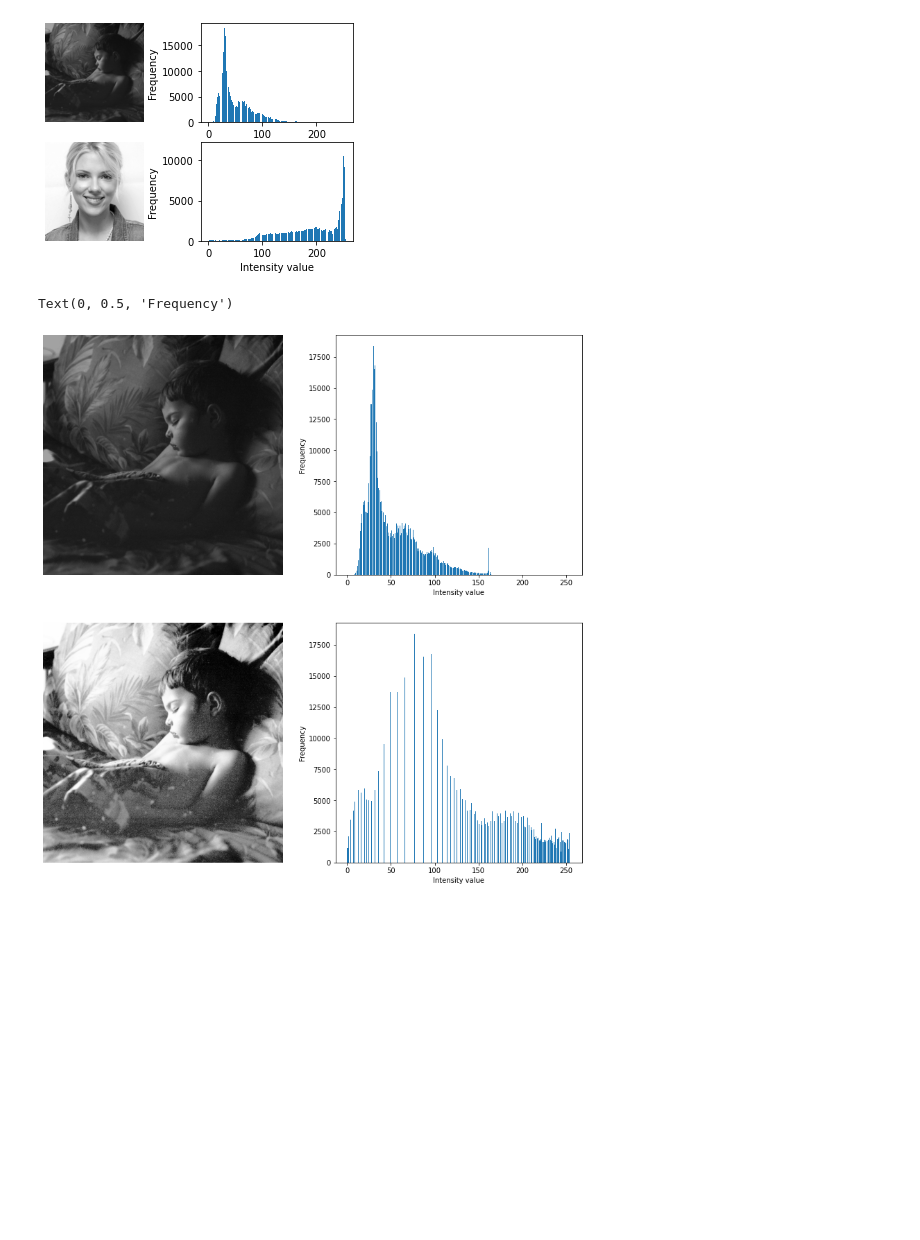
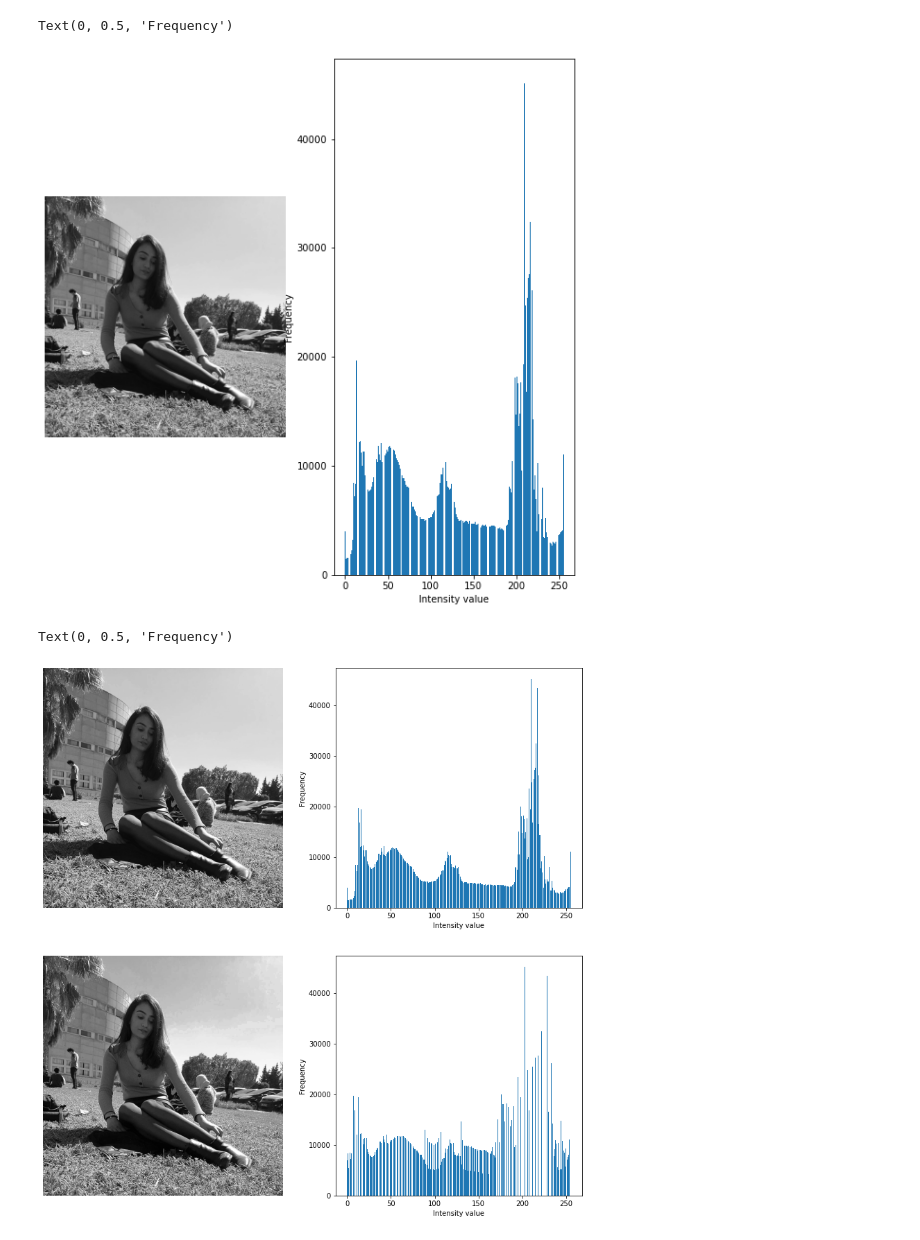
Before and after one commit to CherifYasmine/image-processing, a Jupyter notebook: more.ipynb, the cells around one changed output. Saved outputs shown, nothing was run; the diff lists cells and outputs as text; code cells hidden in the pictures; blank space fills up the shorter version.

```diff
--- a/more.ipynb
+++ b/more.ipynb
@@ -14,29 +20,23 @@ def histogram (matrix):
 # %%
-img1 = imageio.imread("images/nap.jpg")
+img1 = imageio.imread("images/yasmine.jpg")
 img2 = imageio.imread("images/scarlett.jpg")
 
 hist_img1 = histogram(img1)
 hist_img2 = histogram(img2)
+plt.figure(figsize=(10,10))
 
-plt.subplot(221)
+plt.subplot(121)
 plt.imshow(img1, cmap="gray", vmin=0, vmax=255)
 plt.axis('off')
-plt.subplot(223)
-plt.imshow(img2, cmap="gray", vmin=0, vmax=255)
-plt.axis('off')
 
-plt.subplot(222)
+
+plt.subplot(122)
 plt.bar(range(256), hist_img1)
 plt.xlabel('Intensity value')
 plt.ylabel('Frequency')
-
-plt.subplot(224)
-plt.bar(range(256), hist_img2)
-plt.xlabel('Intensity value')
-plt.ylabel('Frequency')
-plt.show()
 # %% [output]
+Text(0, 0.5, 'Frequency')
-[figure, old version]
+[figure, new version]
 # %%
 def cumulative_histogram (histogram):
     histC = np.zeros(256).astype(int)
@@ -87,4 +85,4 @@ plt.xlabel('Intensity value')
 plt.ylabel('Frequency')
 # %% [output]
 Text(0, 0.5, 'Frequency')
-[figure, old version]
+[figure, new version]
```
Also changed, not shown: parts of 24 cells of this notebook, 12 other files.
